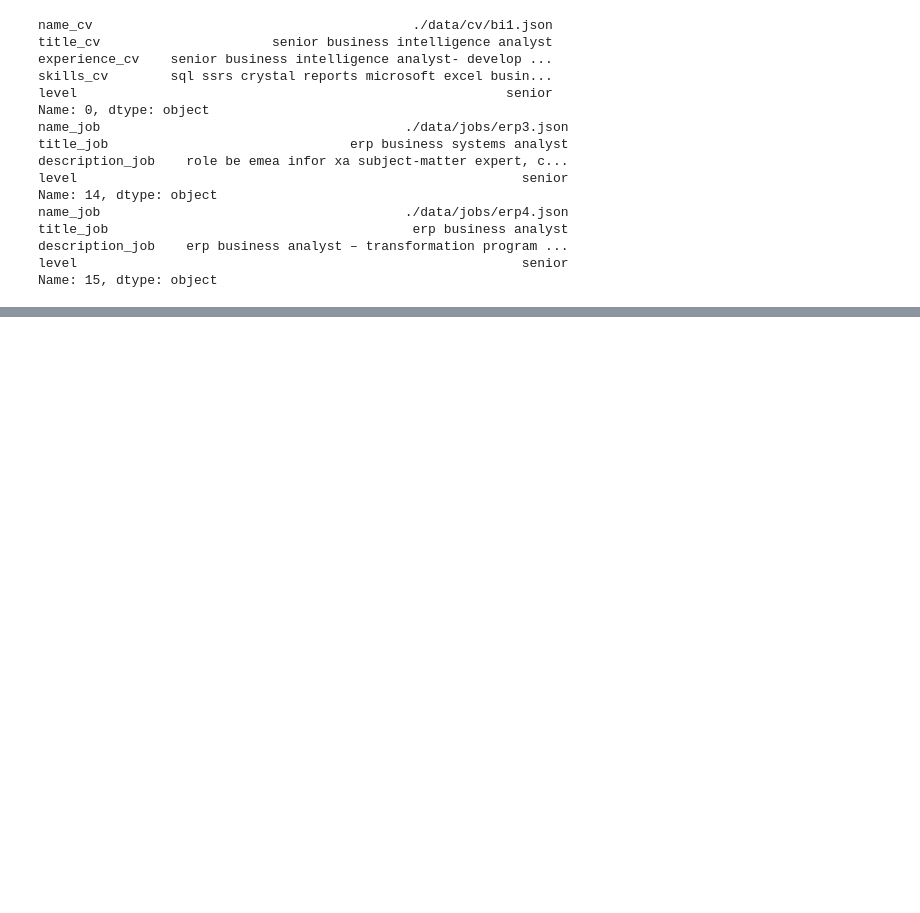
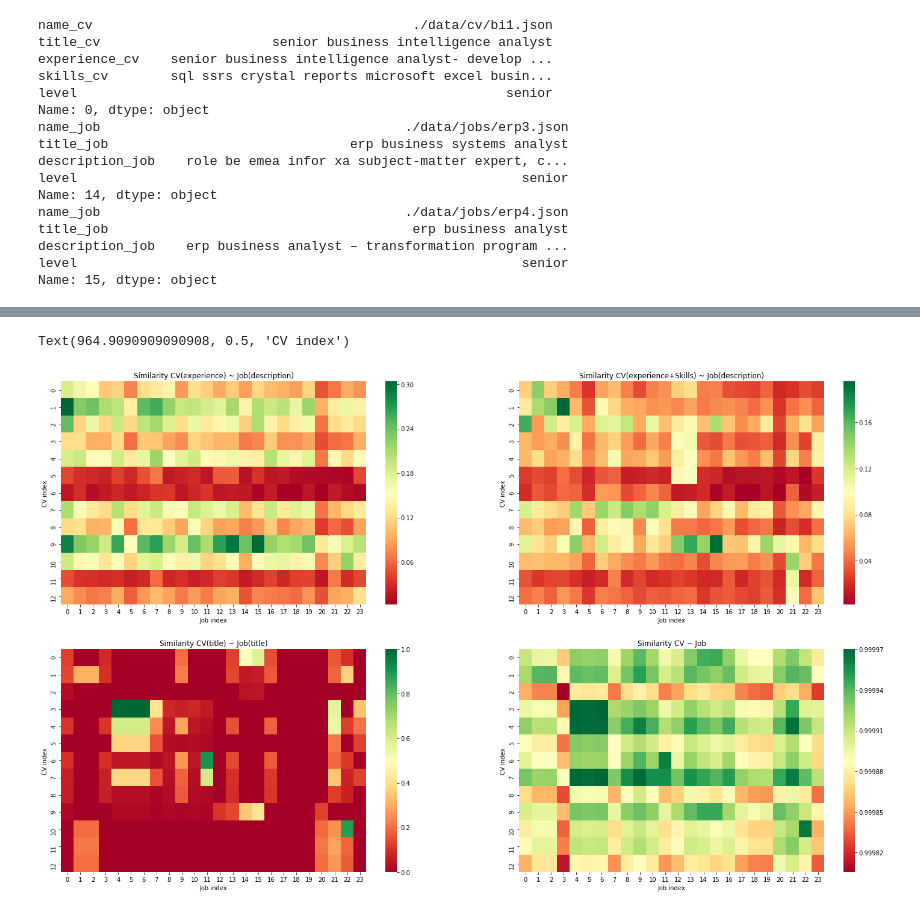
Before and after one commit to mehtiv/test_inventiv, a Jupyter notebook: Untitled.ipynb, the cells around one changed output, grey strips where cells are left out. Cells and saved outputs as stored; diff of their text form; code cells hidden in the pictures; blank space fills up the shorter version.

```diff
--- a/Untitled.ipynb
+++ b/Untitled.ipynb
@@ -355,0 +441,3 @@ Name: 15, dtype: object
+# %%
+resume_data['seniority'] = [32,55,38,19,46,18,51,85,16,39,10,3,22]
+job_data['seniority'] = [45,10,15,50,21,19,7,20,18,48,9,13,37,49,30,22,56,70,6,6,39,60,78,7]
@@ -355,0 +461,7 @@ Name: 15, dtype: object
+# %%
+pass_resume = tfidf.loc['skills_cv'] + tfidf.loc['experience_cv']
+pass_resume['experience_pond'] = resume_data.seniority
+pass_resume = pass_resume.apply(lambda example:example*np.log2(example['experience_pond']), axis =1)
+
+resume_tfidf = tfidf.loc['title_cv'] + pass_resume
+job_tfidf    = tfidf.loc['title_job'] + tfidf.loc['description_job']
@@ -355,0 +502,2 @@ Name: 15, dtype: object
+# %%
+similarities = cosine_similarity(pd.concat([resume_tfidf, job_tfidf]).reset_index(drop=True))
@@ -355,0 +530,24 @@ Name: 15, dtype: object
+# %%
+fig, axes = plt.subplots(2,2,figsize=[25,15])
+g0 = sns.heatmap(data=similarities_text[0:13,13:], cmap='RdYlGn', ax = axes[0][0])
+g0.set_title('Similarity CV(experience) ~ Job(description)')
+g0.set_xlabel('Job index')
+g0.set_ylabel('CV index')
+
+g1 = sns.heatmap(data=similarities_text_skills[0:13,13:], cmap='RdYlGn', ax = axes[0][1])
+g1.set_title('Similarity CV(experience+Skills) ~ Job(description)')
+g1.set_xlabel('Job index')
+g1.set_ylabel('CV index')
+
+g2 = sns.heatmap(data=similarities_title[0:13,13:],cmap='RdYlGn', ax = axes[1][0])
+g2.set_title('Similarity CV(title) ~ Job(title)')
+g2.set_xlabel('Job index')
+g2.set_ylabel('CV index')
+
+g3 = sns.heatmap(data=similarities[0:13,13:],cmap='RdYlGn', ax = axes[1][1])
+g3.set_title('Similarity CV ~ Job')
+g3.set_xlabel('Job index')
+g3.set_ylabel('CV index')
+# %% [output]
+Text(964.9090909090908, 0.5, 'CV index')
+[figure, added]
```
Also changed, not shown: parts of 22 cells of this notebook.
